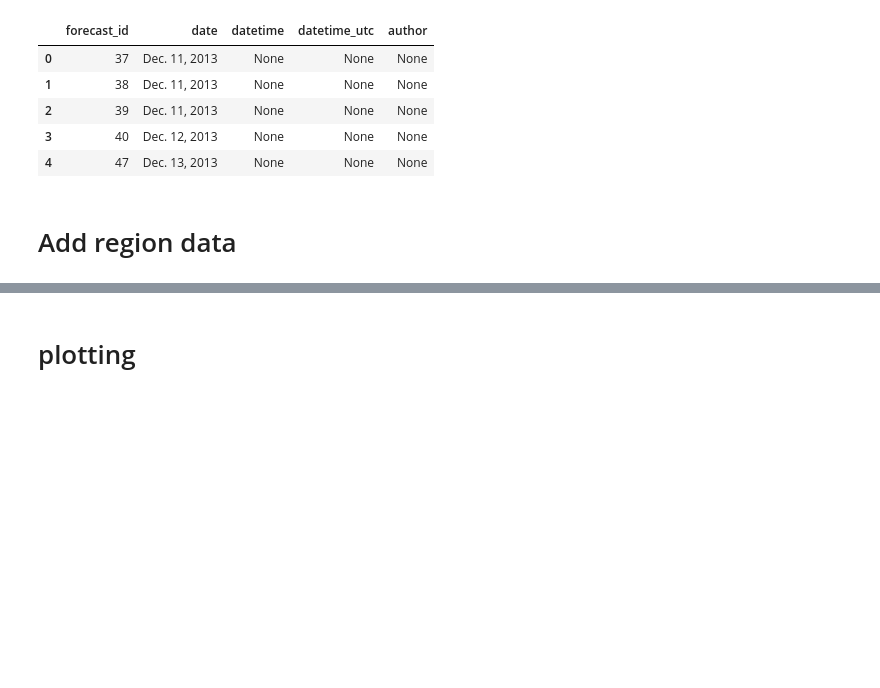
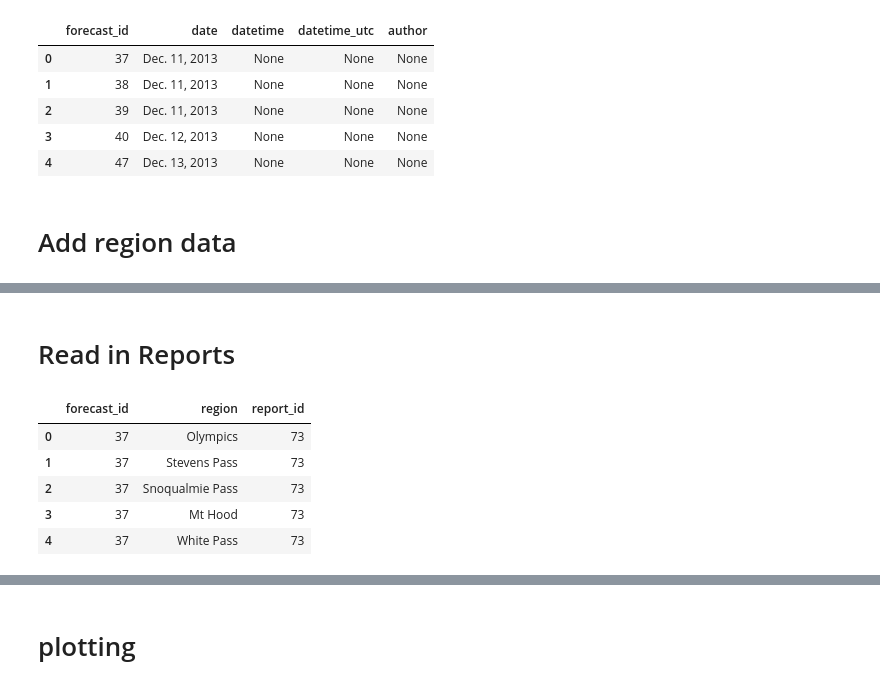
Before and after one commit to baldwint/snotelier, a Jupyter notebook: nwac.ipynb, the cells around one changed output, grey strips where cells are left out. Saved outputs shown, nothing was run; the diff lists cells and outputs as text; code cells hidden in the pictures; blank space fills up the shorter version.

```diff
--- a/nwac.ipynb
+++ b/nwac.ipynb
@@ -496,0 +479,11 @@ df
+# %% [markdown]
+# Read in Reports
+# %%
+pd.read_sql_query('select * from region_index limit 5', engine)
+# %% [output]
+|  | forecast_id | region | report_id |
+| 0 | 37 | Olympics | 73 |
+| 1 | 37 | Stevens Pass | 73 |
+| 2 | 37 | Snoqualmie Pass | 73 |
+| 3 | 37 | Mt Hood | 73 |
+| 4 | 37 | White Pass | 73 |
```
Also changed, not shown: parts of 46 cells of this notebook.
